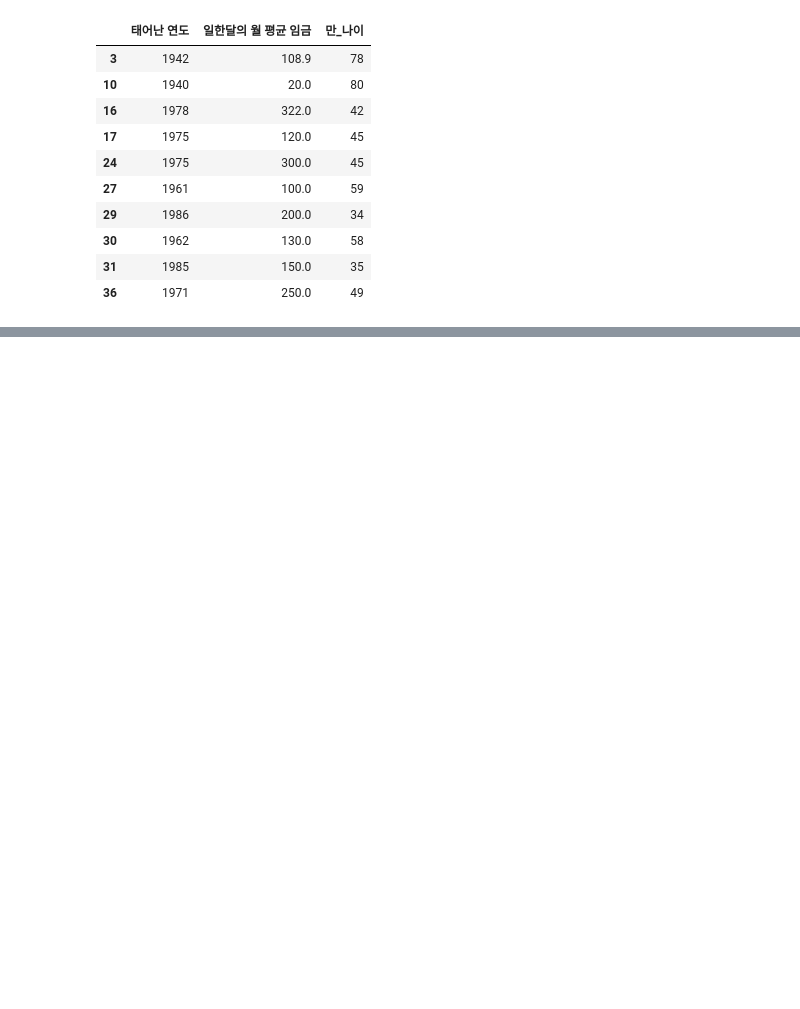
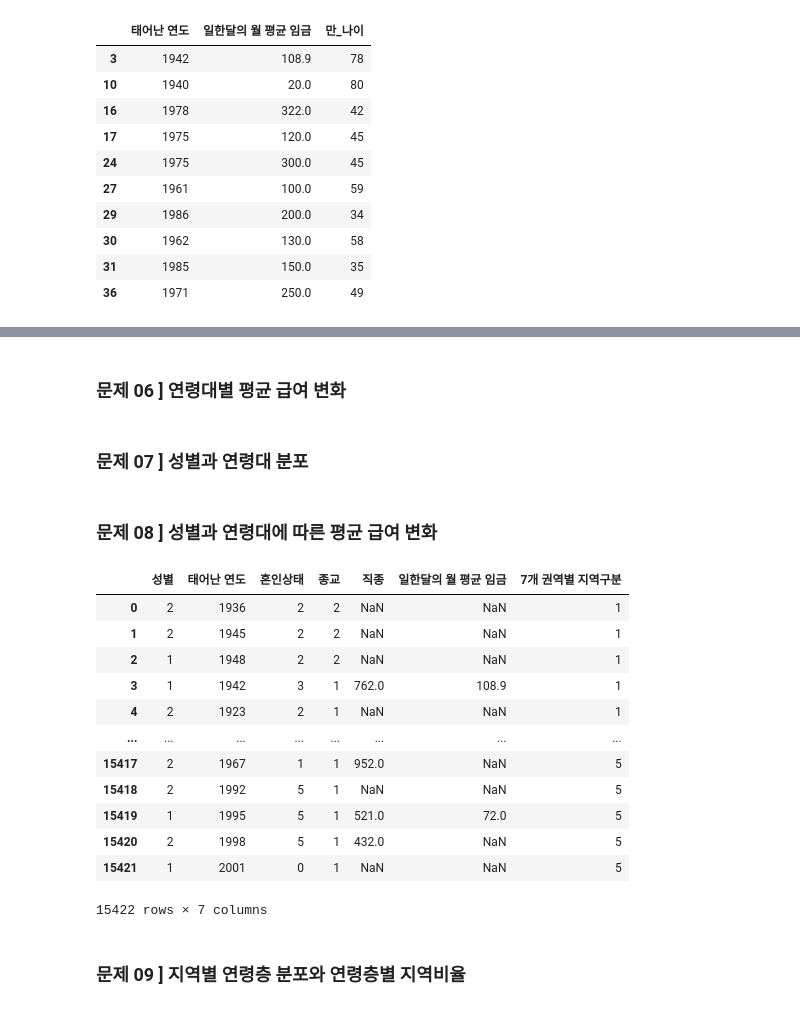
Before and after one commit to un300/Oracle, a Jupyter notebook: 03_Python/05_visualization/03_visualization_실습.ipynb, the cells around one changed output, grey strips where cells are left out. Drawn from its saved outputs; the diff is of its cells as text; code cells hidden in the pictures; blank space fills up the shorter version.

```diff
--- a/03_Python/05_visualization/03_visualization_실습.ipynb
+++ b/03_Python/05_visualization/03_visualization_실습.ipynb
@@ -298,0 +317,24 @@ plt.grid()
+# %% [markdown]
+### 문제 06 ] 연령대별 평균 급여 변화
+# %% [markdown]
+### 문제 07 ] 성별과 연령대 분포
+# %% [markdown]
+### 문제 08 ] 성별과 연령대에 따른 평균 급여 변화
+# %%
+want_columns_df[ [] ]
+# %% [output]
+|  | 성별 | 태어난 연도 | 혼인상태 | 종교 | 직종 | 일한달의 월 평균 임금 | 7개 권역별 지역구분 |
+| 0 | 2 | 1936 | 2 | 2 | NaN | NaN | 1 |
+| 1 | 2 | 1945 | 2 | 2 | NaN | NaN | 1 |
+| 2 | 1 | 1948 | 2 | 2 | NaN | NaN | 1 |
+| 3 | 1 | 1942 | 3 | 1 | 762.0 | 108.9 | 1 |
+| 4 | 2 | 1923 | 2 | 1 | NaN | NaN | 1 |
+| ... | ... | ... | ... | ... | ... | ... | ... |
+| 15417 | 2 | 1967 | 1 | 1 | 952.0 | NaN | 5 |
+| 15418 | 2 | 1992 | 5 | 1 | NaN | NaN | 5 |
+| 15419 | 1 | 1995 | 5 | 1 | 521.0 | 72.0 | 5 |
+| 15420 | 2 | 1998 | 5 | 1 | 432.0 | NaN | 5 |
+| 15421 | 1 | 2001 | 0 | 1 | NaN | NaN | 5 |
+15422 rows × 7 columns
+# %% [markdown]
+### 문제 09 ] 지역별 연령층 분포와 연령층별 지역비율
```
Also changed, not shown: parts of 4 cells of this notebook, 28 other files.
